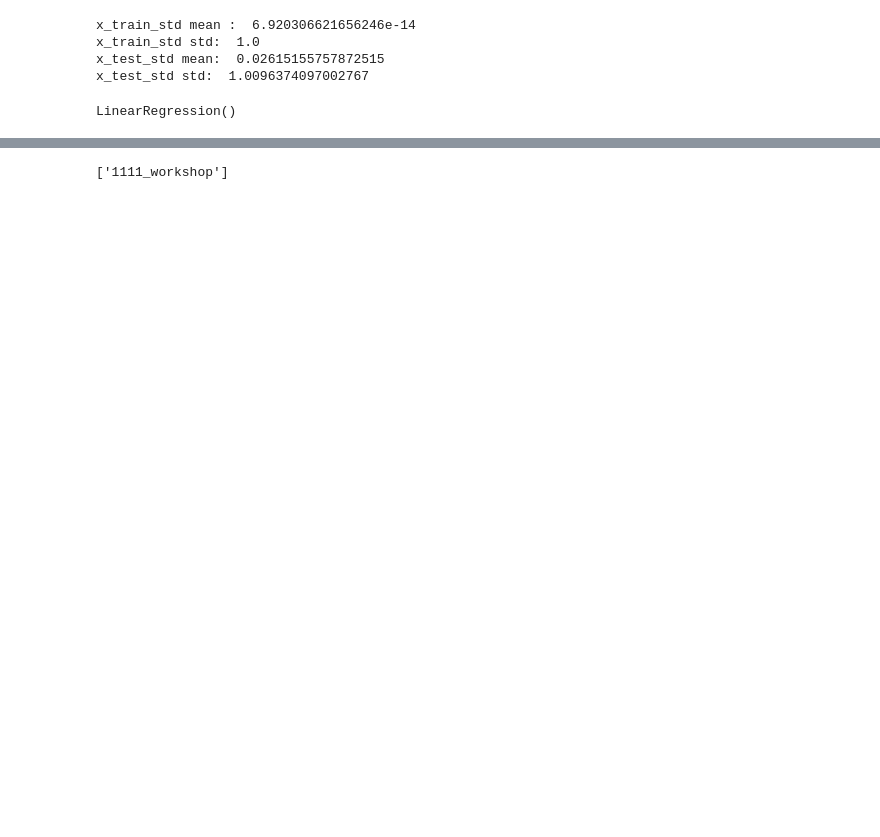
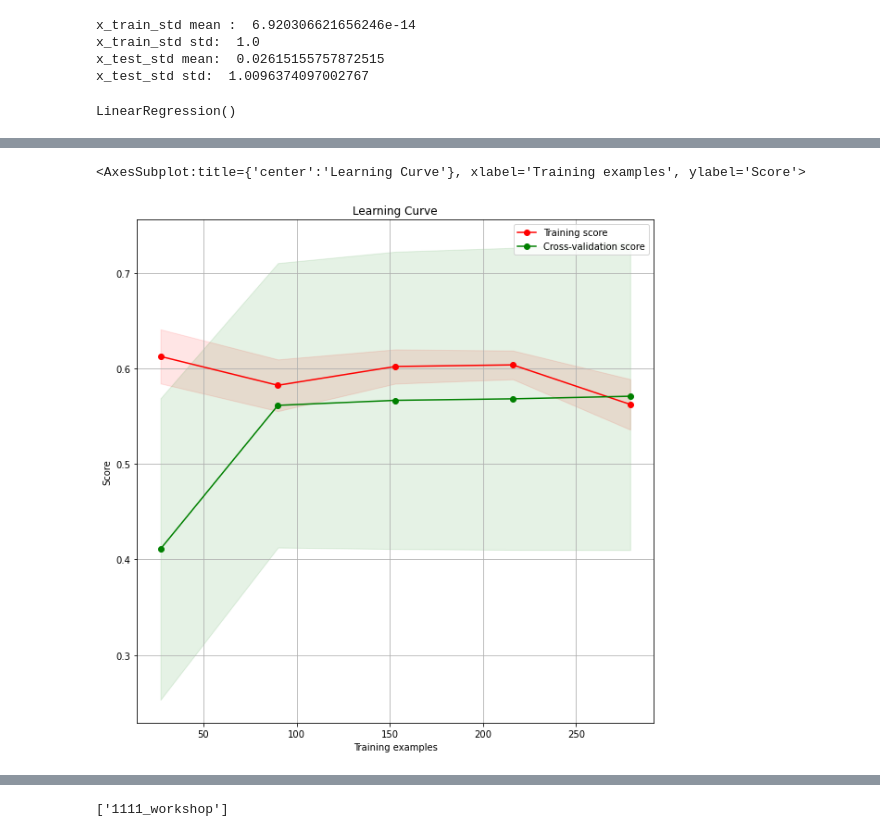
Before and after one commit to CuriousLambda/TIL__, a Jupyter notebook: ADP/model_pr.ipynb, the cells around one changed output, grey strips where cells are left out. Saved outputs shown, nothing was run; the diff lists cells and outputs as text; code cells hidden in the pictures; blank space fills up the shorter version.

Commit message:
MODELPR2

```diff
--- a/ADP/model_pr.ipynb
+++ b/ADP/model_pr.ipynb
@@ -406,0 +378,13 @@ LinearRegression()
+# %%
+# 3-4. 일반화작업 - 교차검증(corss validation) # 10Fold
+from sklearn.model_selection import cross_val_score, KFold
+
+cv = KFold(n_splits=10, shuffle=True, random_state=42)
+result = cross_val_score(model, x_train_std, y_train, cv=cv)
+fin_result = np.mean(result)
+
+type(result)
+for i, _ in enumerate(result):
+    print('{}번째 교차 검증 정확도 : {}'.format(i, _))
+
+print('최종 교차 검증 정확도 : {}'.format(fin_result))
@@ -406,0 +404,10 @@ LinearRegression()
+# %%
+# 3-5-1. cv score 시각화 (cv = KFold(n_splits=10, shuffle=True, random_state=42)
+
+import scikitplot as skplt
+
+skplt.estimators.plot_learning_curve(model, x_train_std, y_train, figsize = (10,10), cv = cv)
+plt.show()
+# %% [output]
+<AxesSubplot:title={'center':'Learning Curve'}, xlabel='Training examples', ylabel='Score'>
+[figure, added]
```
Also changed, not shown: parts of 73 cells of this notebook.
